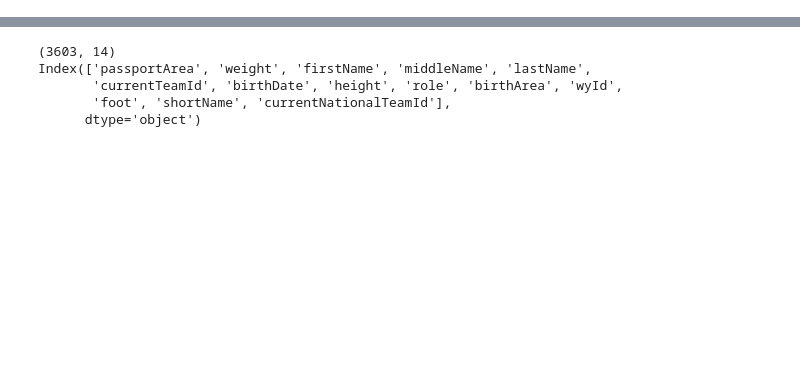
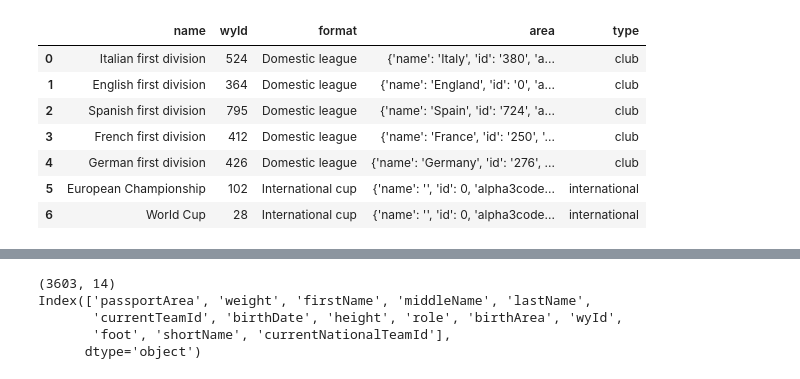
Before and after one commit to afoster1029/SoccerAnalytics, a Jupyter notebook: data_exploration.ipynb, the cells around one changed output, grey strips where cells are left out. Saved outputs shown, nothing was run; the diff lists cells and outputs as text; code cells hidden in the pictures; blank space fills up the shorter version.

```diff
--- a/data_exploration.ipynb
+++ b/data_exploration.ipynb
@@ -19,0 +63,12 @@ from matplotlib.patches import Arc
+# %%
+# Examine Competition Table
+df_compet
+# %% [output]
+|  | name | wyId | format | area | type |
+| 0 | Italian first division | 524 | Domestic league | {'name': 'Italy', 'id': '380', 'a... | club |
+| 1 | English first division | 364 | Domestic league | {'name': 'England', 'id': '0', 'a... | club |
+| 2 | Spanish first division | 795 | Domestic league | {'name': 'Spain', 'id': '724', 'a... | club |
+| 3 | French first division | 412 | Domestic league | {'name': 'France', 'id': '250', '... | club |
+| 4 | German first division | 426 | Domestic league | {'name': 'Germany', 'id': '276', ... | club |
+| 5 | European Championship | 102 | International cup | {'name': '', 'id': 0, 'alpha3code... | international |
+| 6 | World Cup | 28 | International cup | {'name': '', 'id': 0, 'alpha3code... | international |
```
Also changed, not shown: parts of 21 cells of this notebook.
